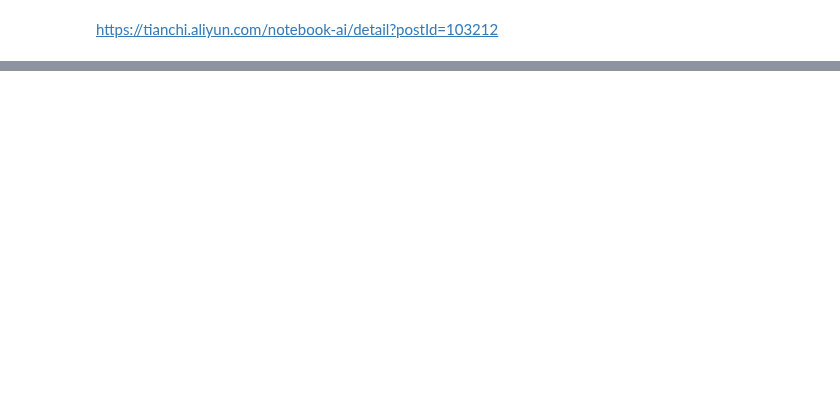
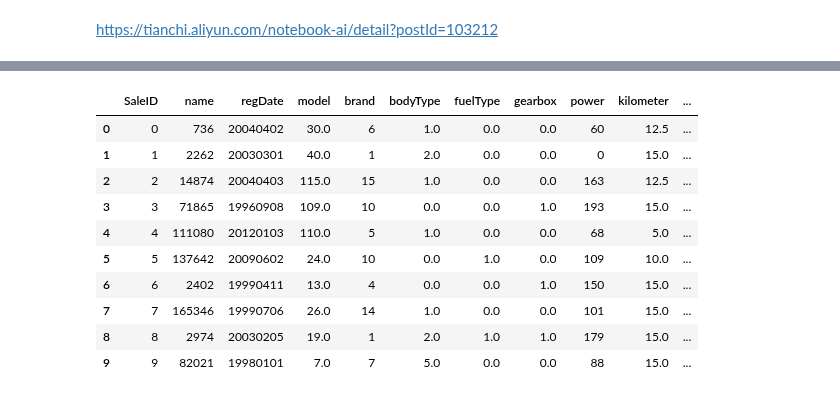
Before and after one commit to michaelzhouy/Competition, a Jupyter notebook: TIANCHI/Second-hand Car Prices/mlp.ipynb, the cells around one changed output, grey strips where cells are left out. Saved outputs shown, nothing was run; the diff lists cells and outputs as text; code cells hidden in the pictures; blank space fills up the shorter version.

```diff
--- a/TIANCHI/Second-hand Car Prices/mlp.ipynb
+++ b/TIANCHI/Second-hand Car Prices/mlp.ipynb
@@ -14,6 +14,8 @@ import warnings
 
 %matplotlib inline
 warnings.filterwarnings('ignore')
+pd.set_option('max_columns', None)
+pd.set_option('max_rows', None)
 
 from sklearn import linear_model
 from sklearn import preprocessing
@@ -144,3 +147,11 @@ def reduce_mem_usage(df):
     print('Memory usage after optimization is: {:.2f} MB'.format(end_mem))
     print('Decreased by {:.1f}%'.format(100 * (start_mem - end_mem) / start_mem))
     return df
+# %%
+Train_data = reduce_mem_usage(pd.read_csv('input/used_car_train_20200313.csv',
+                                          sep=' '))
+TestA_data = reduce_mem_usage(pd.read_csv('input/used_car_testA_20200313.csv',
+                                          sep=' '))
+
+print('Train data shape: {}'.format(Train_data.shape))
+print('TestA_data shape: {}'.format(TestA_data.shape))
@@ -146,0 +167,14 @@ def reduce_mem_usage(df):
+# %%
+Train_data.head(10)
+# %% [output]
+|  | SaleID | name | regDate | model | brand | bodyType | fuelType | gearbox | power | kilometer | ... |
+| 0 | 0 | 736 | 20040402 | 30.0 | 6 | 1.0 | 0.0 | 0.0 | 60 | 12.5 | ... |
+| 1 | 1 | 2262 | 20030301 | 40.0 | 1 | 2.0 | 0.0 | 0.0 | 0 | 15.0 | ... |
+| 2 | 2 | 14874 | 20040403 | 115.0 | 15 | 1.0 | 0.0 | 0.0 | 163 | 12.5 | ... |
+| 3 | 3 | 71865 | 19960908 | 109.0 | 10 | 0.0 | 0.0 | 1.0 | 193 | 15.0 | ... |
+| 4 | 4 | 111080 | 20120103 | 110.0 | 5 | 1.0 | 0.0 | 0.0 | 68 | 5.0 | ... |
+| 5 | 5 | 137642 | 20090602 | 24.0 | 10 | 0.0 | 1.0 | 0.0 | 109 | 10.0 | ... |
+| 6 | 6 | 2402 | 19990411 | 13.0 | 4 | 0.0 | 0.0 | 1.0 | 150 | 15.0 | ... |
+| 7 | 7 | 165346 | 19990706 | 26.0 | 14 | 1.0 | 0.0 | 0.0 | 101 | 15.0 | ... |
+| 8 | 8 | 2974 | 20030205 | 19.0 | 1 | 2.0 | 1.0 | 1.0 | 179 | 15.0 | ... |
+| 9 | 9 | 82021 | 19980101 | 7.0 | 7 | 5.0 | 0.0 | 0.0 | 88 | 15.0 | ... |
```
Also changed, not shown: parts of 4 cells of this notebook, 1 other file.
